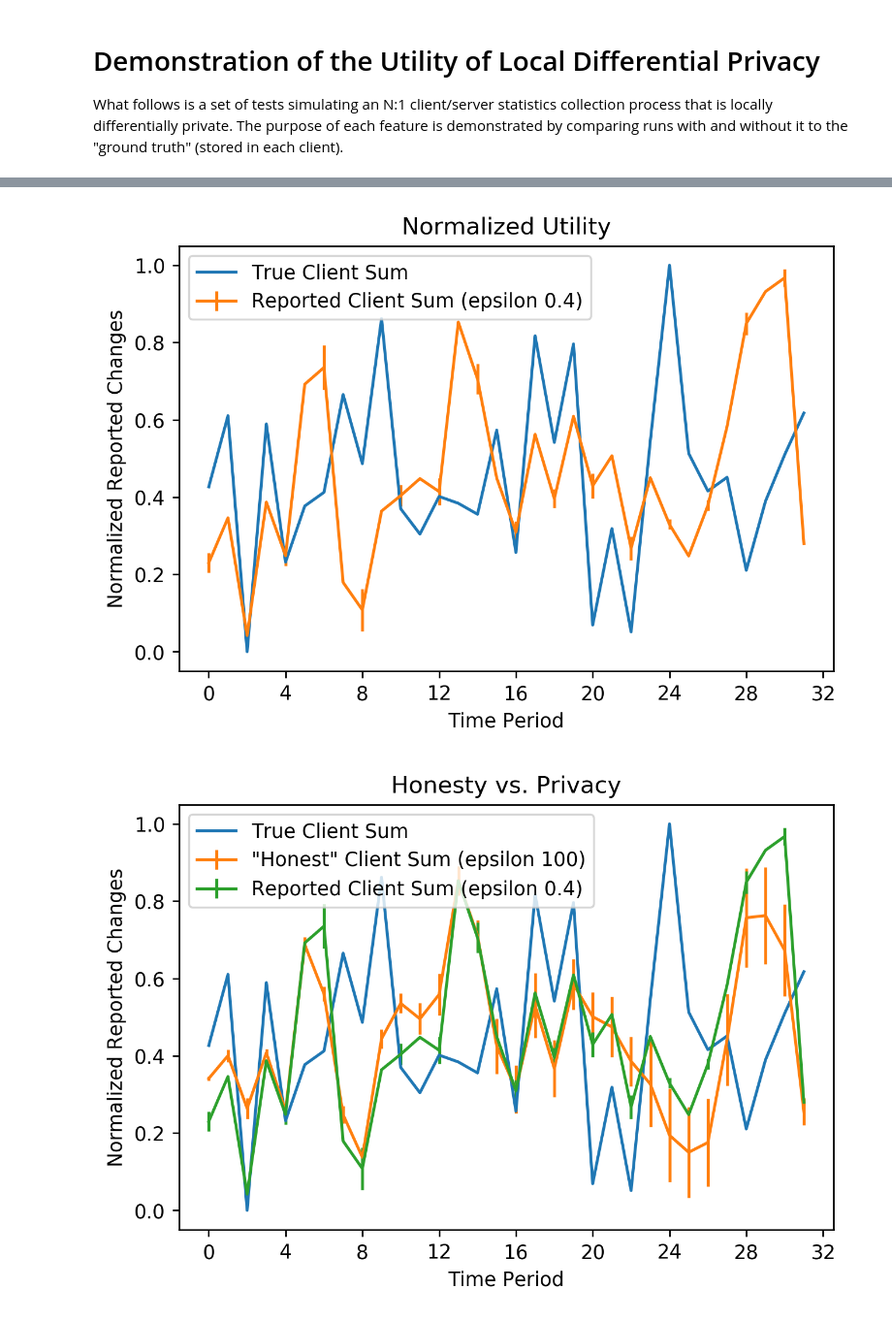
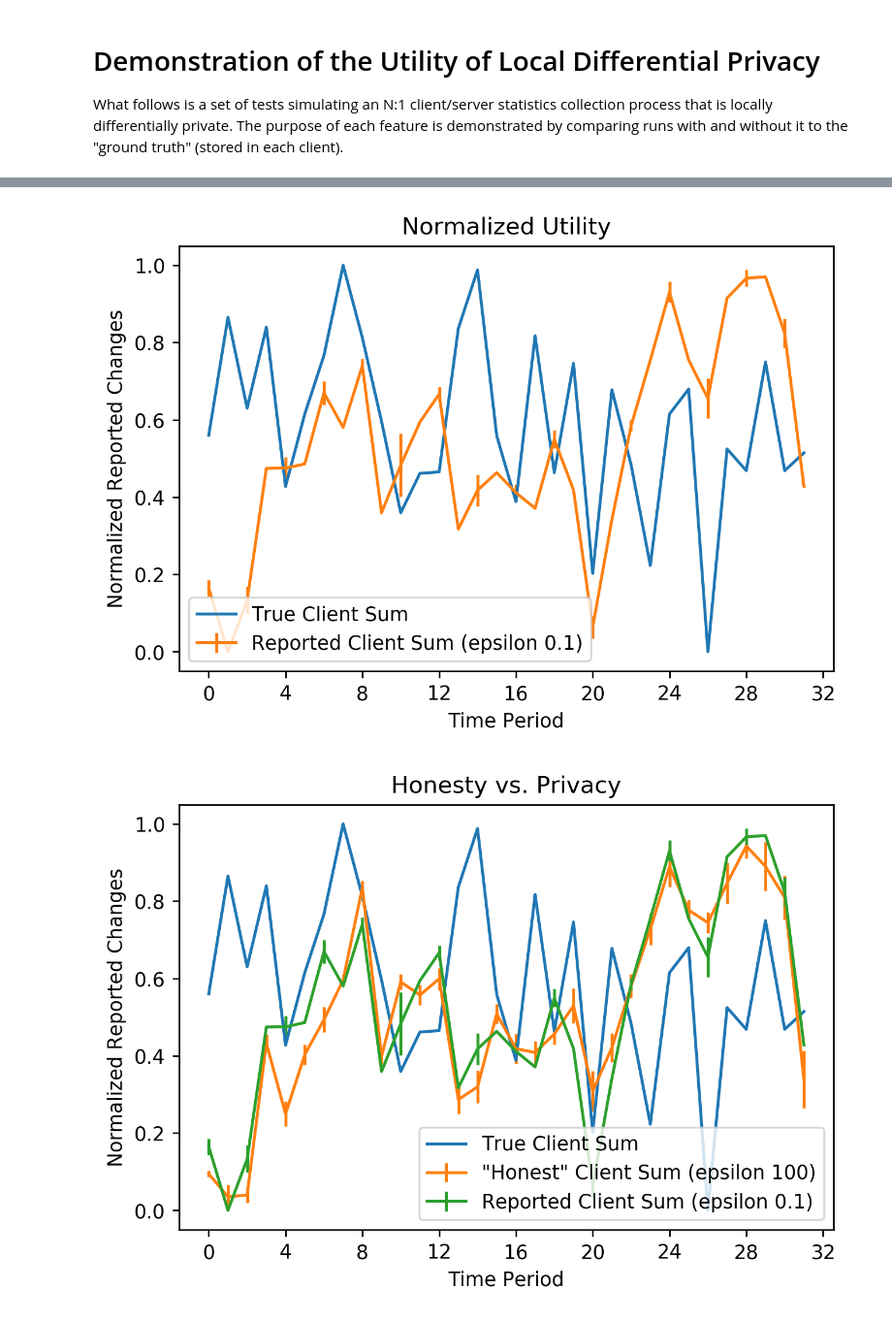
Before and after one commit to jcraver1021/dp-shuffle, a Jupyter notebook: utiltydemo.ipynb, the cells around one changed output, grey strips where cells are left out. Shown at 97% size. Drawn from its saved outputs; the diff is of its cells as text; code cells hidden in the pictures.

```diff
--- a/utiltydemo.ipynb
+++ b/utiltydemo.ipynb
@@ -22,11 +22,11 @@ def normalize_matrix(Y):
     return np.array([test.rescale(Y[i], ymin, ymax) for i in range(rep)])
 # %%
 # Make an instance to test with
-rep = 20
+rep = 32
 n = 1024*128
 d = 32
 k = 4
-eps = 0.4
+eps = 0.1
 instance = test.Instance(n, d, k, eps)
 x = np.arange(0, d, dtype=int)
 y_true = instance.f_true
@@ -83,19 +83,19 @@ do_instance_plot('LDP Utility', x, plots, 'Time Period', 'Reported Changes')
 # Plot normalized reported vs. actual values
 plots = []
 plots.append([y_norm_true, 'True Client Sum'])
-plots.append([Y_norm, 'Reported Client Sum (epsilon 0.4)'])
+plots.append([Y_norm, 'Reported Client Sum (epsilon 0.1)'])
 do_instance_plot('Normalized Utility', x, plots, 'Time Period', 'Normalized Reported Changes')
 # %% [output]
-[figure, old version]
+[figure, new version]
 # %%
 # Plot honest vs. randomized values
 plots = []
 plots.append([y_norm_true, 'True Client Sum'])
 plots.append([Y_norm_noiseless, '"Honest" Client Sum (epsilon 100)'])
-plots.append([Y_norm, 'Reported Client Sum (epsilon 0.4)'])
+plots.append([Y_norm, 'Reported Client Sum (epsilon 0.1)'])
 do_instance_plot('Honesty vs. Privacy', x, plots, 'Time Period', 'Normalized Reported Changes')
 # %% [output]
-[figure, old version]
+[figure, new version]
 # %%
 # Plot noiseless vs. noisy
 plots = []
```
Also changed, not shown: parts of 5 cells of this notebook.
